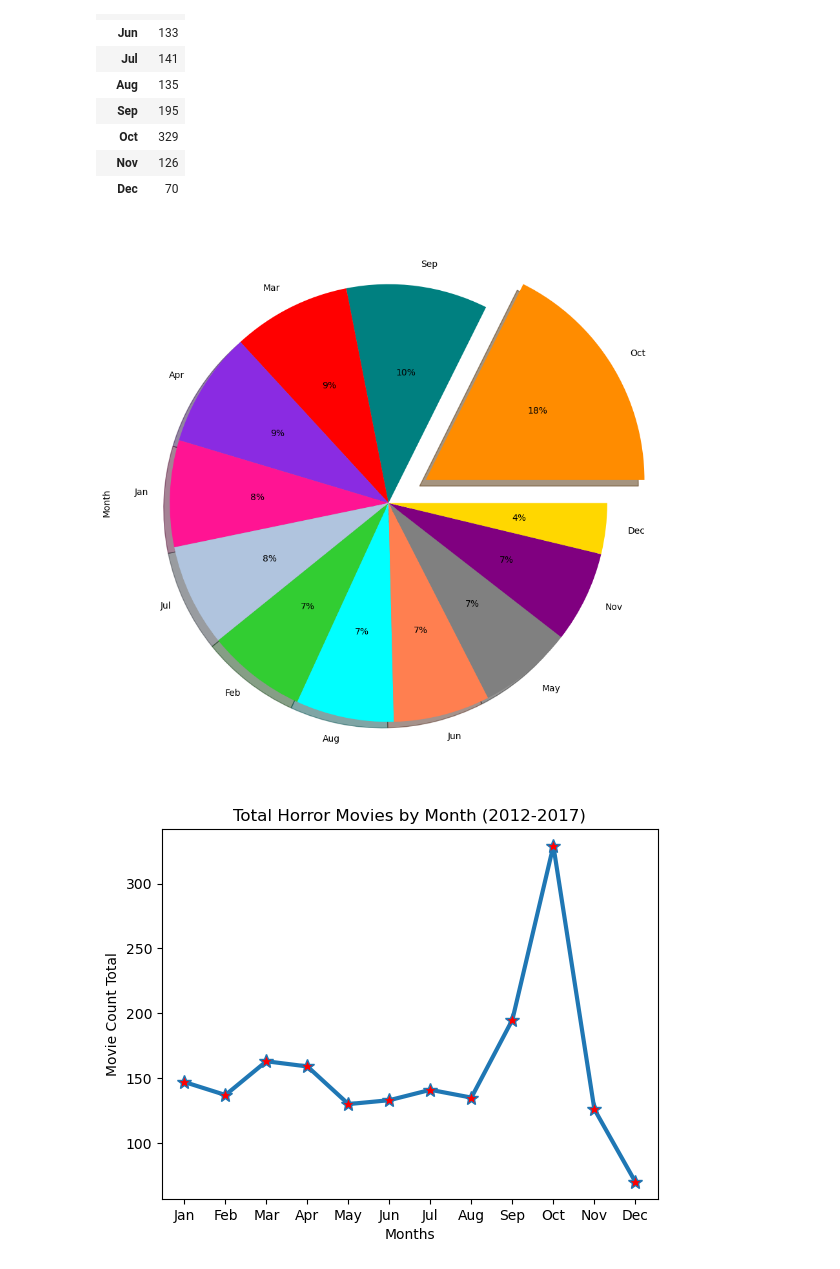
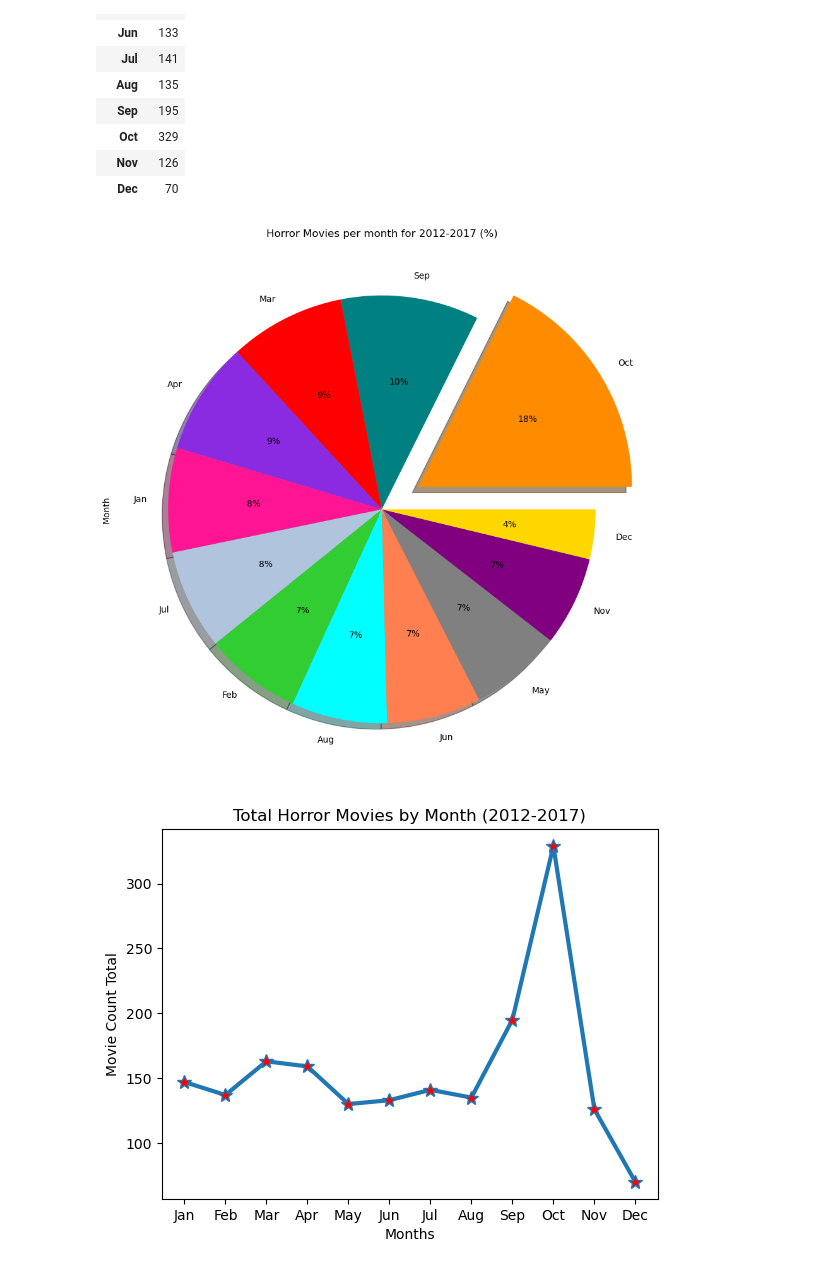
Before and after one commit to PerryMark773/Project-1-Team-1, a Jupyter notebook: VS_MONTHS.ipynb, the cells around one changed output. Saved outputs shown, nothing was run; the diff lists cells and outputs as text; code cells hidden in the pictures.

Commit message:
finished charts for que 1

```diff
--- a/VS_MONTHS.ipynb
+++ b/VS_MONTHS.ipynb
@@ -351,19 +351,19 @@ sorted_df
 # %%
 # Creating a pie chart to show which month releases most horror movies
 total_mo = IMDB_Clean4_df['Month'].value_counts()
 
 y = ["Jan", "Feb", "Mar", "Apr", "May", "Jun", "Jul", "Aug", "Sep", "Oct", "Nov", "Dec"]
 myexplode = [0.2, 0, 0, 0, 0, 0, 0, 0, 0, 0, 0, 0]
 mycolors = ["darkorange", "teal", "red", "blueviolet", "deeppink", "lightsteelblue","limegreen", "cyan",
             "coral", "gray", "purple", "gold"]
 
 # to create the pie chart
 total_mo.plot(kind = 'pie', y = y, figsize = (11,11), autopct='%1.0f%%', explode= myexplode,
               shadow = True, colors = mycolors)
-plt.title("Percentage of Horror Movies per month for 2021")
+plt.title("Horror Movies per month for 2012-2017 (%)")
 plt.show()
 # %% [output]
-[figure, old version]
+[figure, new version]
 # %%
 # Generate a line plot
 month = ["Jan", "Feb", "Mar", "Apr", "May", "Jun", "Jul", "Aug", "Sep", "Oct", "Nov", "Dec"]
```
